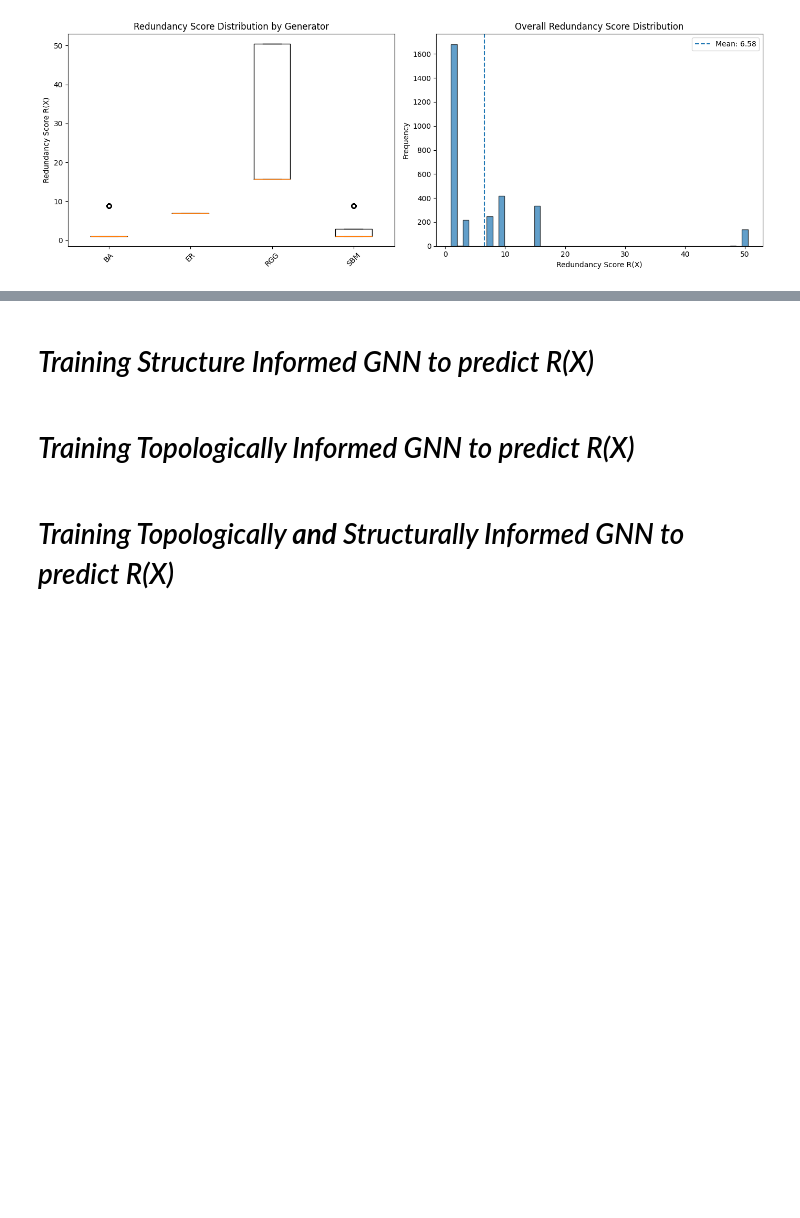
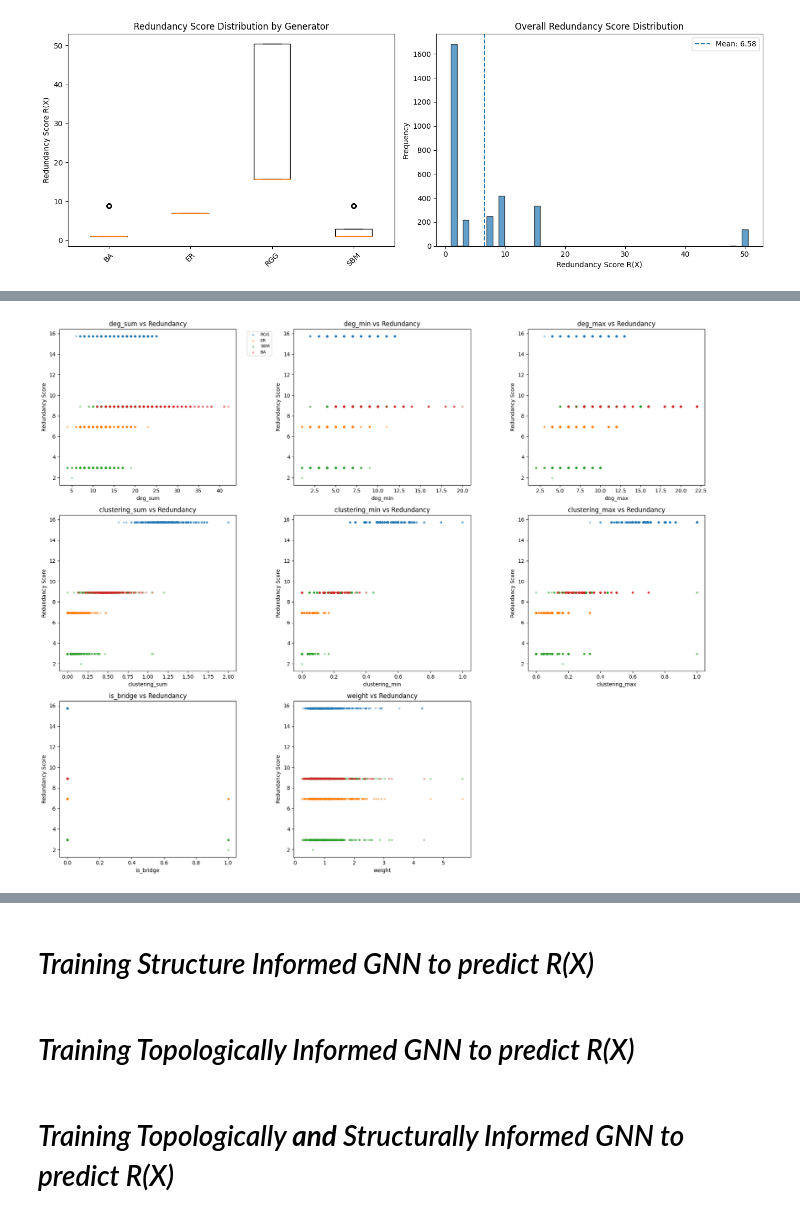
Before and after one commit to juliette-garcia/geometricML-finalproject, a Jupyter notebook: redundancy-prediction.ipynb, the cells around one changed output, grey strips where cells are left out. Cells and saved outputs as stored; diff of their text form; code cells hidden in the pictures; blank space fills up the shorter version.

```diff
--- a/redundancy-prediction.ipynb
+++ b/redundancy-prediction.ipynb
@@ -832,0 +826,98 @@ RGG
+# %%
+
+import pandas as pd
+from scipy.stats import pearsonr, spearmanr
+import matplotlib.pyplot as plt
+import seaborn as sns
+from pathlib import Path
+
+# Extract per-edge features and aggregate
+edge_features_list = []
+redundancy_labels_list = []
+generator_list = []
+
+for data in train_data:
+    # Extract quantities
+    edge_index = data.edge_index.numpy().T  # [num_edges, 2]
+    y = data.y.numpy().flatten()  # [num_edges]
+    degrees = data.x[:, 0].numpy()  # [num_nodes]
+    clustering = data.x[:, 1].numpy()  # [num_nodes]
+    bridge_indicator = data.edge_attr[:, 1].numpy()  # [num_edges]
+    weights = data.edge_attr[:, 0].numpy()  # [num_edges]
+    generator = getattr(data, 'generator', 'unknown')
+
+    # Construct per-edge feature table
+    for idx, (u, v) in enumerate(edge_index):
+        deg_u, deg_v = degrees[u], degrees[v]
+        clust_u, clust_v = clustering[u], clustering[v]
+
+        features = {
+            'deg_sum': deg_u + deg_v,
+            'deg_min': min(deg_u, deg_v),
+            'deg_max': max(deg_u, deg_v),
+            'clustering_sum': clust_u + clust_v,
+            'clustering_min': min(clust_u, clust_v),
+            'clustering_max': max(clust_u, clust_v),
+            'is_bridge': bridge_indicator[idx],
+            'weight': weights[idx],
+            'redundancy': y[idx],
+            'generator': generator
+        }
+        edge_features_list.append(features)
+
+# Aggregate into DataFrame
+df_edges = pd.DataFrame(edge_features_list)
+print(f"\nTotal edges in training set: {len(df_edges)}")
+print(f"\nFeature summary:")
+print(df_edges.describe())
+
+# Compute correlation statistics
+print("\n" + "="*60)
+print("Correlation Statistics")
+print("="*60)
+
+feature_cols = ['deg_sum', 'deg_min', 'deg_max', 'clustering_sum',
+                'clustering_min', 'clustering_max', 'is_bridge', 'weight']
+correlations = []
+
+for feat in feature_cols:
+    pearson_r, pearson_p = pearsonr(df_edges[feat], df_edges['redundancy'])
+    spearman_r, spearman_p = spearmanr(df_edges[feat], df_edges['redundancy'])
+    correlations.append({
+        'feature': feat,
+        'pearson_r': pearson_r,
+        'pearson_p': pearson_p,
+        'spearman_r': spearman_r,
+        'spearman_p': spearman_p
+    })
+
+df_corr = pd.DataFrame(correlations)
+print(df_corr.to_string(index=False))
+
+# Visualize
+fig, axes = plt.subplots(3, 3, figsize=(18, 15))
+axes = axes.flatten()
+
+for idx, feat in enumerate(feature_cols):
+    ax = axes[idx]
+
+    # Scatter plot with generator coloring
+    generators = df_edges['generator'].unique()
+    colors = plt.cm.tab10(range(len(generators)))
+    for i, gen in enumerate(generators):
+        mask = df_edges['generator'] == gen
+        ax.scatter(df_edges.loc[mask, feat], df_edges.loc[mask, 'redundancy'],
+                  alpha=0.3, s=10, label=gen, c=[colors[i]])
+
+    ax.set_xlabel(feat)
+    ax.set_ylabel('Redundancy Score')
+    ax.set_title(f'{feat} vs Redundancy')
+    if idx == 0:
+        ax.legend(bbox_to_anchor=(1.05, 1), loc='upper left', fontsize=8)
+
+# Remove extra subplot
+axes[-1].axis('off')
+
+plt.tight_layout()
+plt.show()
+# %% [output]
@@ -832,0 +941 @@ RGG
+[figure, added]
```
Also changed, not shown: parts of 7 cells of this notebook, 1 other file.
